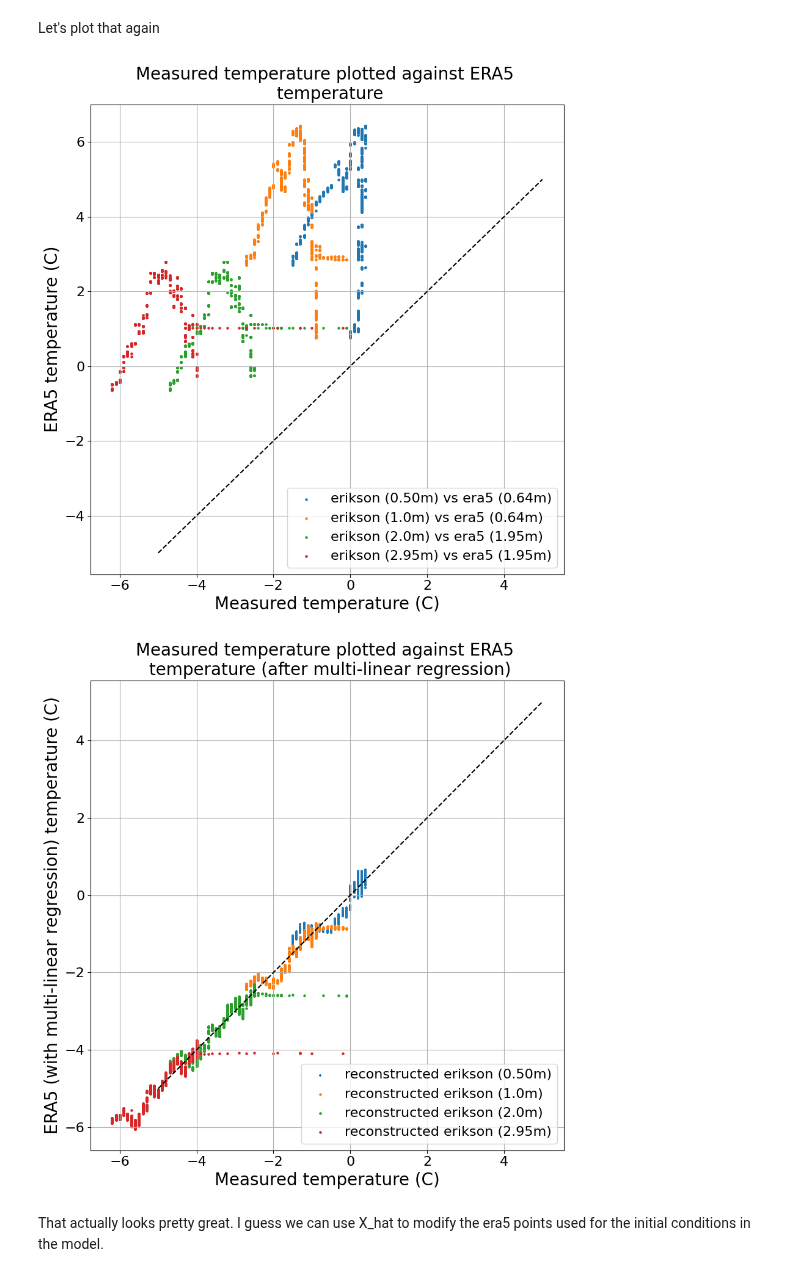
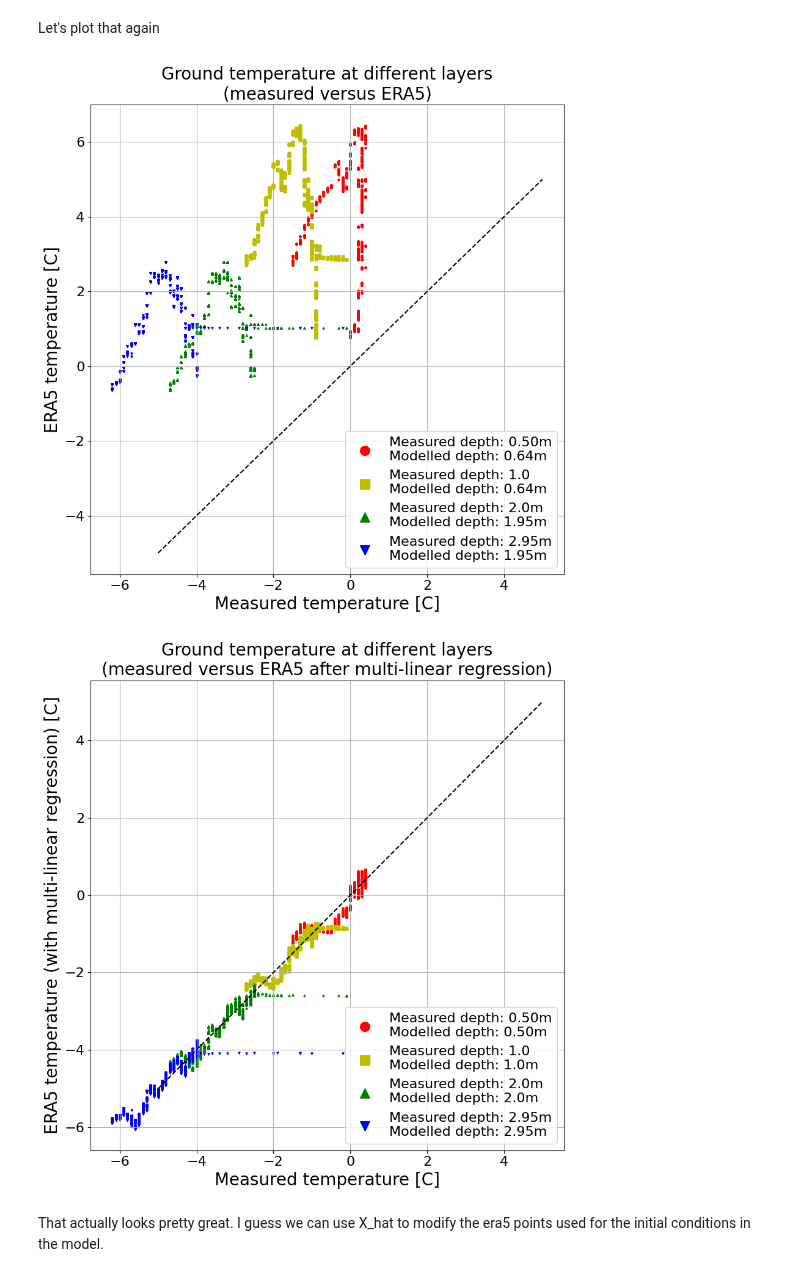
Before and after one commit to khdebruijn/thermo-morphological-model, a Jupyter notebook: database/erikson_groundtemp.ipynb, the cells around one changed output. Drawn from its saved outputs; the diff is of its cells as text; code cells hidden in the pictures.

```diff
--- a/database/erikson_groundtemp.ipynb
+++ b/database/erikson_groundtemp.ipynb
@@ -308,38 +308,38 @@ Let's plot that again
 # %%
 fig1, ax1 = plt.subplots(figsize=(10, 10))
 fig2, ax2 = plt.subplots(figsize=(10, 10))
 
 ax1.plot([-5, 5], [-5, 5], 'k--')
 ax2.plot([-5, 5], [-5, 5], 'k--')
 
-ax1.scatter(df['T50_erikson(C)'], df['T64_era5(C)'], label='erikson (0.50m) vs era5 (0.64m)', color='C0', s=5) # alpha=(0.1 + 0.8 * df.index / len(df)))
-ax1.scatter(df['T100_erikson(C)'], df['T64_era5(C)'], label='erikson (1.0m) vs era5 (0.64m)', color='C1', s=5)
-ax1.scatter(df['T200_erikson(C)'], df['T195_era5(C)'], label='erikson (2.0m) vs era5 (1.95m)', color='C2', s=5)
-ax1.scatter(df['T295_erikson(C)'], df['T195_era5(C)'], label='erikson (2.95m) vs era5 (1.95m)', color='C3', s=5)
+ax1.scatter(df['T50_erikson(C)'], df['T64_era5(C)'], label='Measured depth: 0.50m\nModelled depth: 0.64m', color='r', s=5) # alpha=(0.1 + 0.8 * df.index / len(df)))
+ax1.scatter(df['T100_erikson(C)'], df['T64_era5(C)'], label='Measured depth: 1.0\nModelled depth: 0.64m', color='y', s=5, marker='s')
+ax1.scatter(df['T200_erikson(C)'], df['T195_era5(C)'], label='Measured depth: 2.0m\nModelled depth: 1.95m', color='g', s=5, marker='^')
+ax1.scatter(df['T295_erikson(C)'], df['T195_era5(C)'], label='Measured depth: 2.95m\nModelled depth: 1.95m', color='b', s=5, marker='v')
 
-ax2.scatter(df['T50_erikson(C)'], Y_hat_050, label='reconstructed erikson (0.50m)', color='C0', marker='+', s=5)
-ax2.scatter(df['T100_erikson(C)'], Y_hat_100, label='reconstructed erikson (1.0m)', color='C1', s=5)
-ax2.scatter(df['T200_erikson(C)'], Y_hat_200, label='reconstructed erikson (2.0m)', color='C2', s=5)
-ax2.scatter(df['T295_erikson(C)'], Y_hat_295, label='reconstructed erikson (2.95m)', color='C3', s=5)
+ax2.scatter(df['T50_erikson(C)'], Y_hat_050, label='Measured depth: 0.50m\nModelled depth: 0.50m', color='r', s=5)
+ax2.scatter(df['T100_erikson(C)'], Y_hat_100, label='Measured depth: 1.0\nModelled depth: 1.0m', color='y', s=5, marker='s')
+ax2.scatter(df['T200_erikson(C)'], Y_hat_200, label='Measured depth: 2.0m\nModelled depth: 2.0m', color='g', s=5, marker='^')
+ax2.scatter(df['T295_erikson(C)'], Y_hat_295, label='Measured depth: 2.95m\nModelled depth: 2.95m', color='b', s=5, marker='v')
 
 for ax in [ax1, ax2]:
-    ax.legend(loc='lower right')
+    ax.legend(loc='lower right', markerscale=5)
     ax.grid()
 
-ax1.set_xlabel('Measured temperature (C)')
-ax1.set_ylabel('ERA5 temperature (C)')
+ax1.set_xlabel('Measured temperature [C]')
+ax1.set_ylabel('ERA5 temperature [C]')
 
-ax2.set_xlabel('Measured temperature (C)')
-ax2.set_ylabel('ERA5 (with multi-linear regression) temperature (C)')
+ax2.set_xlabel('Measured temperature [C]')
+ax2.set_ylabel('ERA5 temperature (with multi-linear regression) [C]')
 
-ax1.set_title('Measured temperature plotted against ERA5 \n temperature')
-ax2.set_title('Measured temperature plotted against ERA5 \n temperature (after multi-linear regression)')
+ax1.set_title('Ground temperature at different layers\n(measured versus ERA5)')
+ax2.set_title('Ground temperature at different layers\n(measured versus ERA5 after multi-linear regression)')
 
 fig1.savefig(os.path.join(save_path, "erikson_vs_era5.png"), bbox_inches='tight', facecolor='white', transparent=False)
 fig2.savefig(os.path.join(save_path, "erikson_vs_era5_BLUE.png"), bbox_inches='tight', facecolor='white', transparent=False)
 # %% [output]
-[figure, old version]
+[figure, new version]
-[figure, old version]
+[figure, new version]
 # %% [markdown]
 That actually looks pretty great. I guess we can use X_hat to modify the era5 points used for the initial conditions in the model.
 # %%
```
Also changed, not shown: 12 other files.
